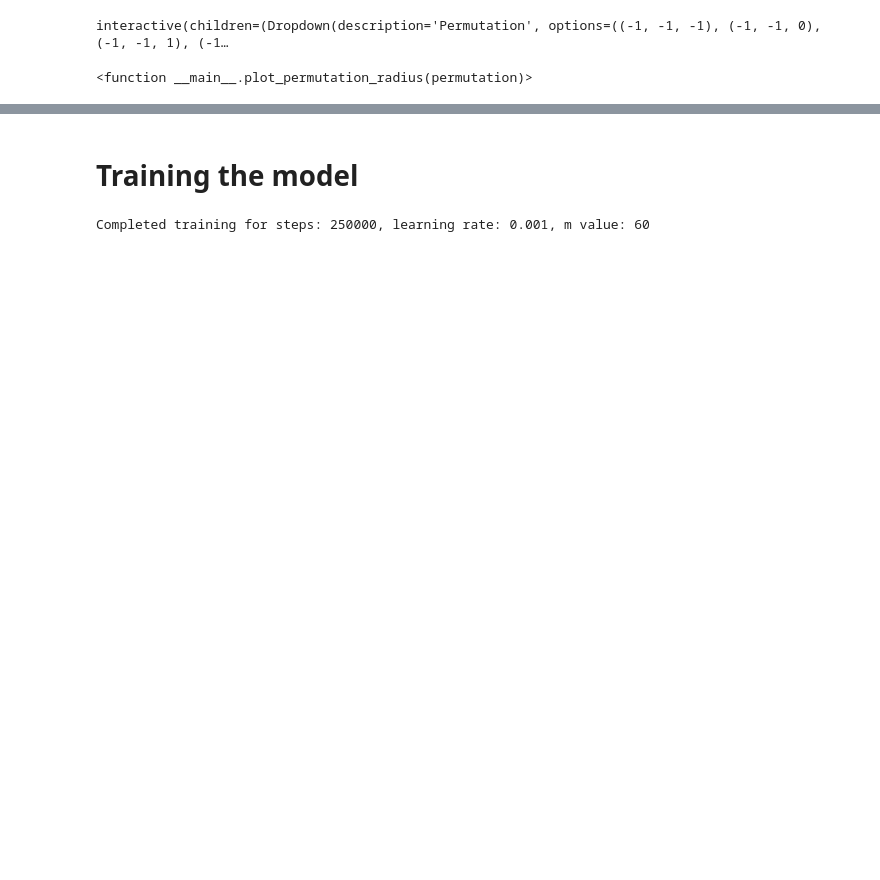
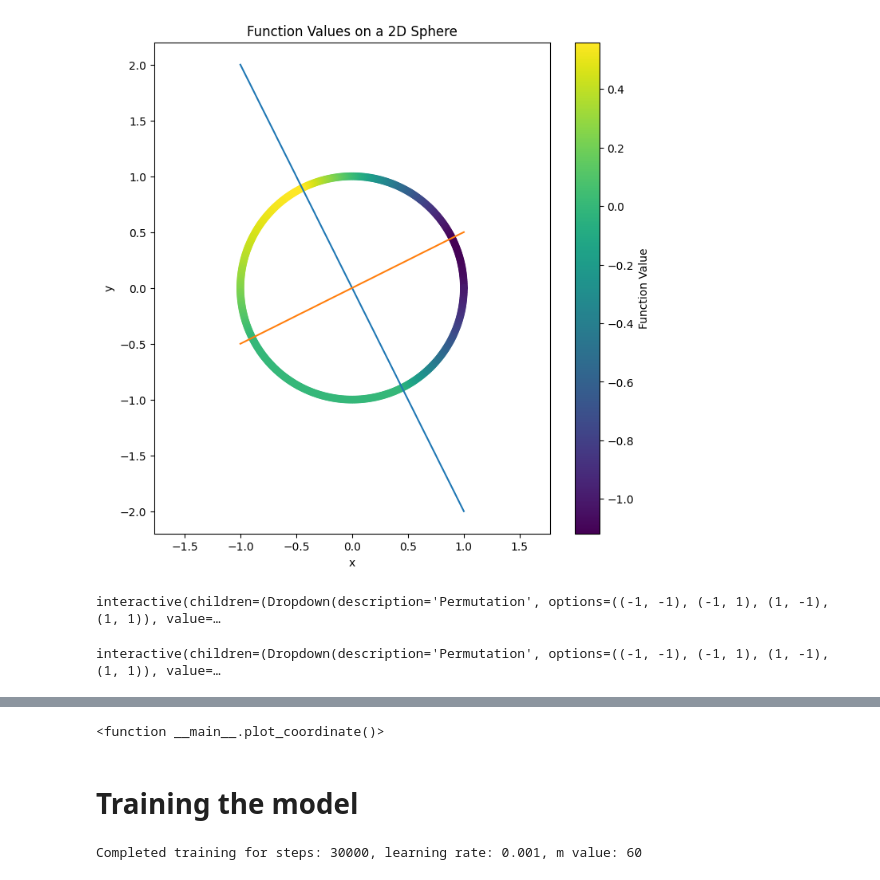
Before and after one commit to M-J-V/BEP_Code, a Jupyter notebook: exploration_notebooks/Orthogonal_input_gradient_dynamics/Non Zero Loss/extremal_vectors.ipynb, the cells around one changed output, grey strips where cells are left out. Cells and saved outputs as stored; diff of their text form; code cells hidden in the pictures; blank space fills up the shorter version.

```diff
--- a/exploration_notebooks/Orthogonal_input_gradient_dynamics/Non Zero Loss/extremal_vectors.ipynb
+++ b/exploration_notebooks/Orthogonal_input_gradient_dynamics/Non Zero Loss/extremal_vectors.ipynb
@@ -204,72 +210,84 @@ for i in range(len(x_plot)):
     z[i] = funcG(np.array([[x_plot[i], y_plot[i]]]))
 
 # Create a dropdown menu for selecting the permutation
-permutations = list(itertools.product([-1,0, 1], repeat=n))
+permutations = list(itertools.product([-1, 1], repeat=n))
 permutation_dropdown = Dropdown(options=permutations, description='Permutation')
 
 def plot_permutation(permutation):
     plt.figure(figsize=(8, 8))
     plt.scatter(x_plot, y_plot, c=z, cmap='viridis')
+    for x_val in x:
+        plot_line(x_val)
     plt.colorbar(label='Function Value')
     plt.xlabel('x')
     plt.ylabel('y')
     plt.title('Function Values on a 2D Sphere')
     plt.axis('equal')
 
+
+    # Perform elementwise multiplication using broadcasting
+    y_x = y[:, np.newaxis] * x
+
+    # Select and sum the elements of y_x based on the permutation
+    selected_elements = y_x[np.array(permutation) == 1]
+    sum_vector = np.sum(selected_elements, axis=0)
+
+    # Normalize the result
+    normalized_vector = sum_vector / (1+np.linalg.norm(sum_vector))
+
+    # Plot the normalized result
+    plt.plot([0, normalized_vector[0]], [0, normalized_vector[1]], marker='o', label='Selected Sum')
     u = np.array([permutation])
 
     vec = mathcalD_u(u)
     r = np.linalg.norm(vec)
     vec_on_circle = vec / r
     plt.plot([0, vec_on_circle[0][0]], [0, vec_on_circle[0][1]], c='red')
 
     inverse_A, extremal_vector = activation_cone(u[0], vec_on_circle[0])
-    print(extremal_vector)
 
     plt.imshow(inverse_A, extent=(-1, 1, -1, 1), origin="lower", cmap="Greys", alpha=0.3)
-    plt.imshow(np.rot90(inverse_A, 2), extent=(-1, 1, -1, 1), origin="lower", cmap="Greys", alpha=0.3)
+    # plt.imshow(np.rot90(inverse_A, 2), extent=(-1, 1, -1, 1), origin="lower", cmap="Greys", alpha=0.3)
 
     if extremal_vector:
         plt.plot([0, vec_on_circle[0][0]], [0, vec_on_circle[0][1]], c='blue')
     else:
         plt.plot([0, vec_on_circle[0][0]], [0, vec_on_circle[0][1]], c='red')
 
     vec = mathcalD_u(u)
     r = np.linalg.norm(vec)
     vec_on_circle = vec / r
 
+    plt.ylim(-1, 1)
+    plt.xlim(-1, 1)
     plt.show()
+
+# Define the function to plot the line
+def plot_line(w):
+    # Extract weights
+    w1, w2 = w
+
+    # Generate x1 values
+    x1 = np.linspace(-1, 1, 40)
+
+    # Calculate corresponding x2 values
+    x2 = - (w1 * x1) / w2
+
+    # Plot the line
+    plt.plot(x1, x2)
 
 def plot_permutation_radius(permutation):
     plt.polar(theta, z)
 
-    # u = np.array([permutation])
-
-    # vec = mathcalD_u(u)
-    # r = np.linalg.norm(vec)
-    # vec_on_circle = vec / r
-    # plt.plot([0, vec_on_circle[0][0]], [0, vec_on_circle[0][1]], c='red')
-
-    # inverse_A, extremal_vector = activation_cone(u[0], vec_on_circle[0])
-    # print(extremal_vector)
-
-    # plt.imshow(inverse_A, extent=(-1, 1, -1, 1), origin="lower", cmap="Greys", alpha=0.3)
-    # plt.imshow(np.rot90(inverse_A, 2), extent=(-1, 1, -1, 1), origin="lower", cmap="Greys", alpha=0.3)
-
-    # if extremal_vector:
-    #     plt.plot([0, vec_on_circle[0][0]], [0, vec_on_circle[0][1]], c='blue')
-    # else:
-    #     plt.plot([0, vec_on_circle[0][0]], [0, vec_on_circle[0][1]], c='red')
-
-    # vec = mathcalD_u(u)
-    # r = np.linalg.norm(vec)
-    # vec_on_circle = vec / r
-
-    # plt.show()
+def plot_coordinate():
+    plt.plot(theta, z)
 
 
 
+interact(plot_permutation, permutation=permutation_dropdown)
 interact(plot_permutation_radius, permutation=permutation_dropdown)
+interact(plot_coordinate, permutation=permutation_dropdown)
 # %% [output]
+[figure, added]
-interactive(children=(Dropdown(description='Permutation', options=((-1, -1, -1), (-1, -1, 0), (-1, -1, 1), (-1…
+interactive(children=(Dropdown(description='Permutation', options=((-1, -1), (-1, 1), (1, -1), (1, 1)), value=…
-<function __main__.plot_permutation_radius(permutation)>
+interactive(children=(Dropdown(description='Permutation', options=((-1, -1), (-1, 1), (1, -1), (1, 1)), value=…
@@ -276,3 +295,4 @@ interactive(children=(Dropdown(description='Permutation', options=((-1, -1, -1),
+<function __main__.plot_coordinate()>
 # %% [markdown]
 # Training the model
 # %%
@@ -292,7 +312,7 @@ def train(n_steps, learning_rate, lambda_param,m):
 m = 60
 lambda_param = 1e-6/ math.sqrt(m)
 learning_rate = 1e-3
-n_steps = 110000
+n_steps = 30000
 
 # lambda_param = 1e-10/ math.sqrt(m)
 # learning_rate = 1e-3
@@ -301,7 +321,7 @@ n_steps = 110000
 
 train(n_steps, learning_rate, lambda_param,m)
 # %% [output]
-Completed training for steps: 250000, learning rate: 0.001, m value: 60
+Completed training for steps: 30000, learning rate: 0.001, m value: 60
 # %%
 current_a_values = np.load('weights\\a_values_m%d_Learning%d_Steps%d.npy' % (m, learning_rate, n_steps))
 current_w_values = np.load('weights\\w_values_m%d_Learning%d_Steps%d.npy' % (m, learning_rate, n_steps))
```
Also changed, not shown: parts of 6 cells of this notebook.
